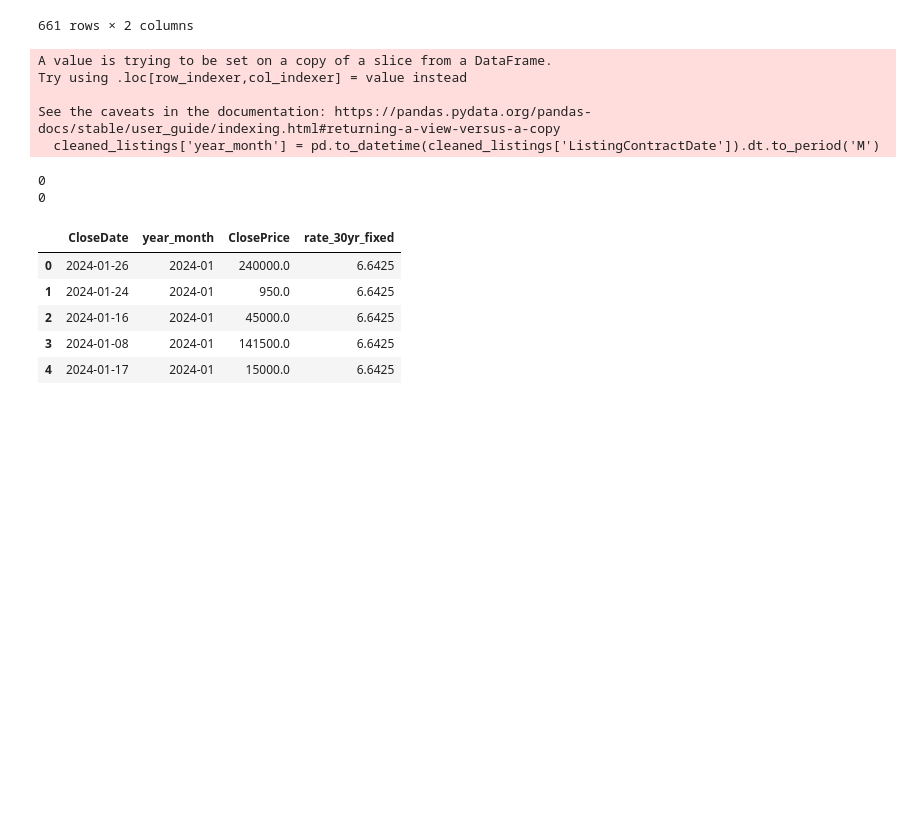
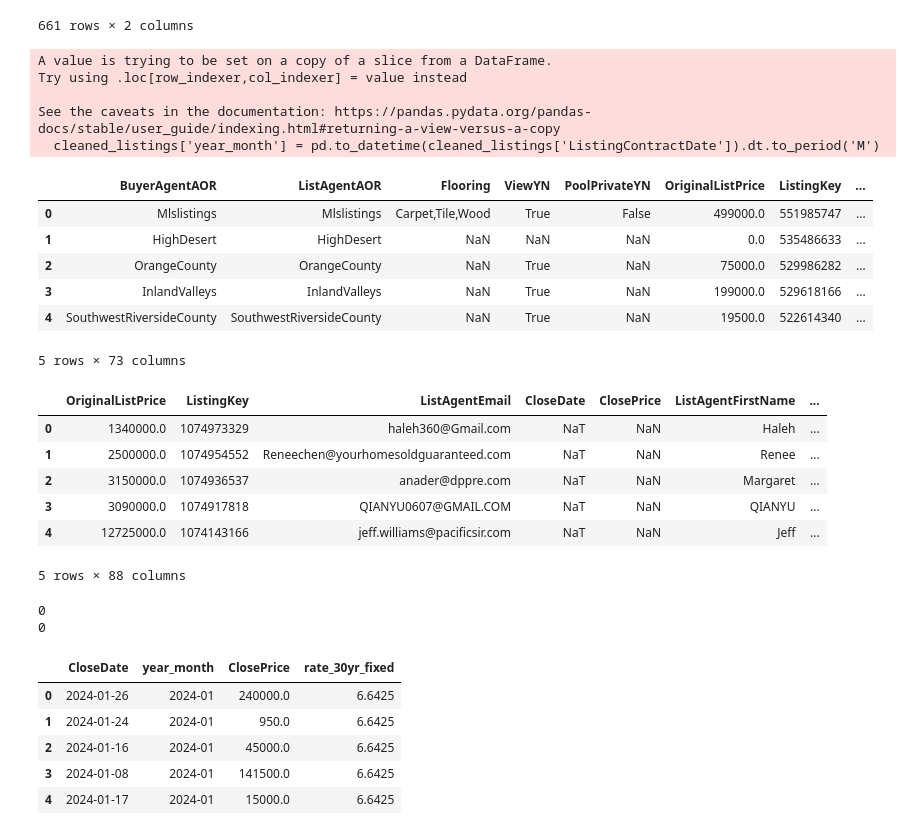
Before and after one commit to andrw0505/idxexchange, a Jupyter notebook: idx_deliverable.ipynb, the cells around one changed output. Drawn from its saved outputs; the diff is of its cells as text; code cells hidden in the pictures; blank space fills up the shorter version.

```diff
--- a/idx_deliverable.ipynb
+++ b/idx_deliverable.ipynb
@@ -367,9 +367,27 @@ Try using .loc[row_indexer,col_indexer] = value instead
 See the caveats in the documentation: https://pandas.pydata.org/pandas-docs/stable/user_guide/indexing.html#returning-a-view-versus-a-copy
   cleaned_listings['year_month'] = pd.to_datetime(cleaned_listings['ListingContractDate']).dt.to_period('M')
 # %%
-sold_w_rates = cleaned_sold.merge(monthly_mortgage,on="year_month",how="left")
+sold_w_rates = cleaned_sold.merge(monthly_mortgage,on="year_month",how="left").reset_index(drop=True)
 
-listing_w_rates = cleaned_listings.merge(monthly_mortgage,on="year_month",how="left")
+listing_w_rates = cleaned_listings.merge(monthly_mortgage,on="year_month",how="left").reset_index(drop=True)
+
+display(sold_w_rates.head())
+display(listing_w_rates.head())
+# %% [output]
+|  | BuyerAgentAOR | ListAgentAOR | Flooring | ViewYN | PoolPrivateYN | OriginalListPrice | ListingKey | ... |
+| 0 | Mlslistings | Mlslistings | Carpet,Tile,Wood | True | False | 499000.0 | 551985747 | ... |
+| 1 | HighDesert | HighDesert | NaN | NaN | NaN | 0.0 | 535486633 | ... |
+| 2 | OrangeCounty | OrangeCounty | NaN | True | NaN | 75000.0 | 529986282 | ... |
+| 3 | InlandValleys | InlandValleys | NaN | True | NaN | 199000.0 | 529618166 | ... |
+| 4 | SouthwestRiversideCounty | SouthwestRiversideCounty | NaN | True | NaN | 19500.0 | 522614340 | ... |
+5 rows × 73 columns
+|  | OriginalListPrice | ListingKey | ListAgentEmail | CloseDate | ClosePrice | ListAgentFirstName | ... |
+| 0 | 1340000.0 | 1074973329 | haleh360@Gmail.com | NaT | NaN | Haleh | ... |
+| 1 | 2500000.0 | 1074954552 | Reneechen@yourhomesoldguaranteed.com | NaT | NaN | Renee | ... |
+| 2 | 3150000.0 | 1074936537 | anader@dppre.com | NaT | NaN | Margaret | ... |
+| 3 | 3090000.0 | 1074917818 | QIANYU0607@GMAIL.COM | NaT | NaN | QIANYU | ... |
+| 4 | 12725000.0 | 1074143166 | jeff.williams@pacificsir.com | NaT | NaN | Jeff | ... |
+5 rows × 88 columns
 # %%
 print(sold_w_rates['rate_30yr_fixed'].isnull().sum())
 print(listing_w_rates['rate_30yr_fixed'].isnull().sum())
```
Also changed, not shown: parts of 14 cells of this notebook.
